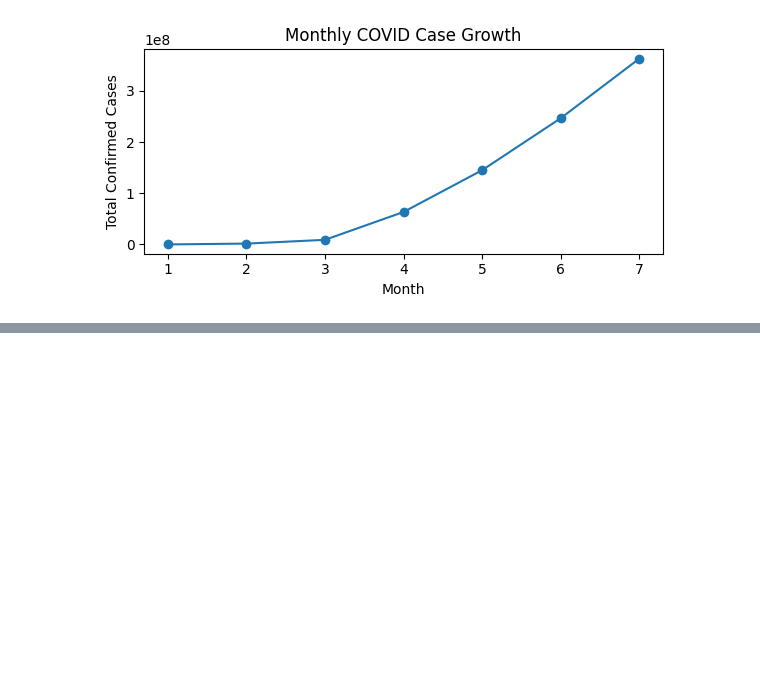
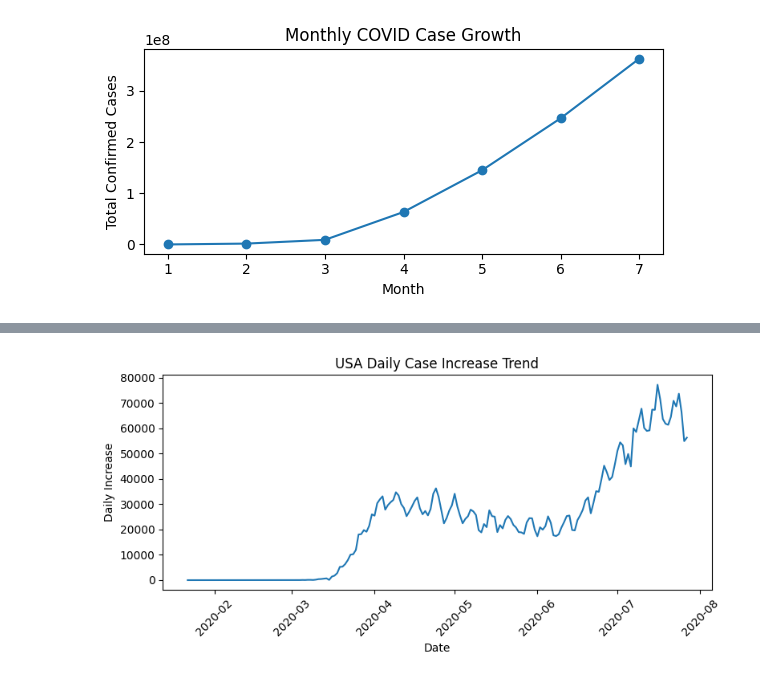
Before and after one commit to vivekdesai1215/Covid-19-Analysis-Pipeline-PySpark, a Jupyter notebook: covid19_analysis_pyspark.ipynb, the cells around one changed output, grey strips where cells are left out. Saved outputs shown, nothing was run; the diff lists cells and outputs as text; code cells hidden in the pictures; blank space fills up the shorter version.

Commit message:
Window Function Tasks

```diff
--- a/covid19_analysis_pyspark.ipynb
+++ b/covid19_analysis_pyspark.ipynb
@@ -507,0 +592,20 @@ plt.show()
+# %%
+from pyspark.sql.functions import when
+
+daily_increase = daily_increase.withColumn(
+    "Daily_Case_Increase",
+    when(
+        col("Previous_Confirmed").isNull(),
+        0
+    ).otherwise(
+        col("Confirmed") - col("Previous_Confirmed")
+    )
+)
+
+daily_increase.select(
+    "Country/Region",
+    "Date",
+    "Confirmed",
+    "Previous_Confirmed",
+    "Daily_Case_Increase"
+).show()
@@ -507,0 +630,25 @@ plt.show()
+# %%
+usa_trend = daily_increase.filter(
+    col("Country/Region") == "USA"
+)
+
+usa_pd = usa_trend.select(
+    "Date",
+    "Daily_Case_Increase"
+).toPandas()
+
+plt.figure(figsize=(8,4))
+
+plt.plot(
+    usa_pd["Date"],
+    usa_pd["Daily_Case_Increase"]
+)
+
+plt.xticks(rotation=45)
+plt.title("USA Daily Case Increase Trend")
+plt.xlabel("Date")
+plt.ylabel("Daily Increase")
+plt.tight_layout()
+plt.show()
+# %% [output]
+[figure, added]
```
Also changed, not shown: parts of 7 cells of this notebook.
